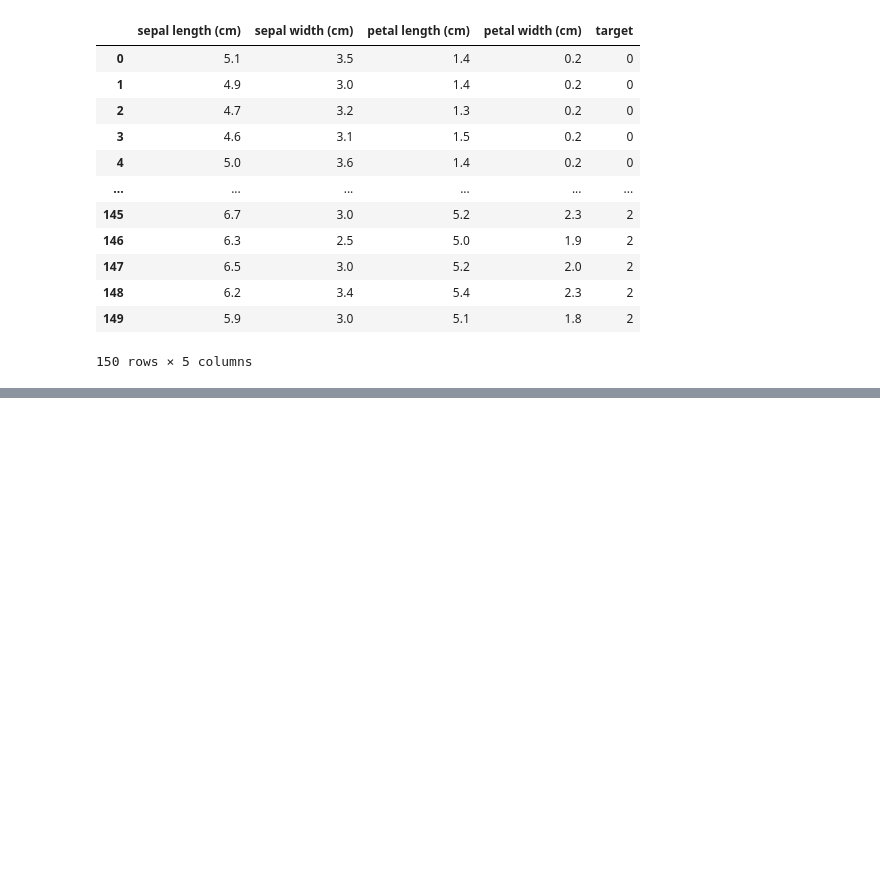
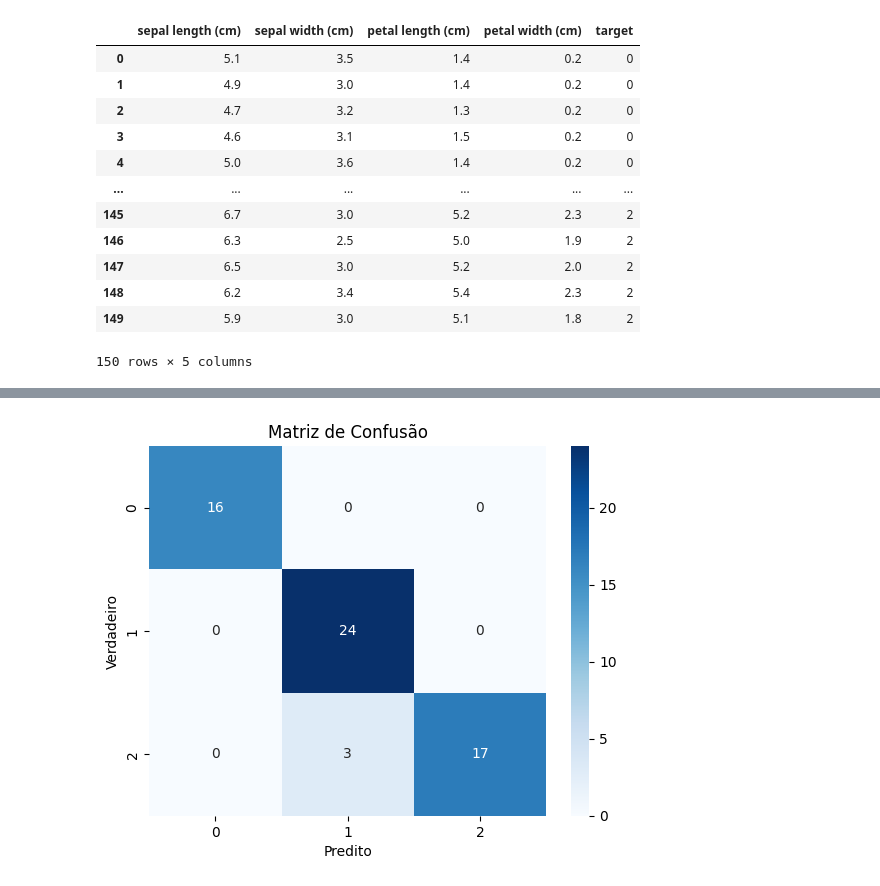
Before and after one commit to DaviCMaciel/LIT, a Jupyter notebook: LIT_KNN.ipynb, the cells around one changed output, grey strips where cells are left out. Drawn from its saved outputs; the diff is of its cells as text; code cells hidden in the pictures; blank space fills up the shorter version.

```diff
--- a/LIT_KNN.ipynb
+++ b/LIT_KNN.ipynb
@@ -77,13 +129,16 @@ x_train, x_test, y_train, y_test = train_test_split(x,y, test_size=0.4, random_s
 # %%
-# Selecione o número de vizinhos
+# Teste com apenas 2 das 4 caracteristicas das flores
 k = list(range(1,31))
 acc = []
+prec = []
 
 for i in k:
   knn = KNeighborsClassifier(n_neighbors=i)
-  knn = knn.fit(x_train, y_train)
-  y_pred = knn.predict(x_test)
-  acc.append(metrics.accuracy_score(y_test, y_pred))
-
-plt.plot(k, acc)
-plt.show()
+  acc = []
+  for j in k:
+    x2_train, x2_test, y2_train, y2_test = train_test_split(x2,y, test_size=0.4, random_state=j)
+    knn = knn.fit(x2_train, y2_train)
+    y2_pred = knn.predict(x2_test)
+    acc.append(metrics.accuracy_score(y2_test, y2_pred) * 100)
+    prec.append(metrics.precision_score(y2_test, y2_pred, average='macro') * 100)
+  acc2[i] = acc
@@ -101,17 +174,0 @@ plt.show()
-# %%
-iris0 = iris_df[:50]
-iris1 = iris_df[50:100]
-iris2 = iris_df[100:]
-
-x0 = iris0[['sepal length (cm)',	'sepal width (cm)',	'petal length (cm)',	'petal width (cm)']]
-y0 = iris0['target']
-x1 = iris1[['sepal length (cm)',	'sepal width (cm)',	'petal length (cm)',	'petal width (cm)']]
-y1 = iris1['target']
-x2 = iris2[['sepal length (cm)',	'sepal width (cm)',	'petal length (cm)',	'petal width (cm)']]
-y2 = iris2['target']
-
-x0_train, x0_test, y0_train, y0_test = train_test_split(x0,y0, test_size=0.4, random_state=32)
-
-x1_train, x1_test, y1_train, y1_test = train_test_split(x1,y1, test_size=0.4, random_state=32)
-
-x2_train, x2_test, y2_train, y2_test = train_test_split(x2,y2, test_size=0.4, random_state=32)
@@ -130,0 +175,9 @@ NameError: name 'x1_train' is not defined
+# %%
+conf_matrix = metrics.confusion_matrix(y2_test, y2_pred)
+seaborn.heatmap(conf_matrix, annot=True, fmt='d', cmap='Blues')
+plt.xlabel('Predito')
+plt.ylabel('Verdadeiro')
+plt.title('Matriz de Confusão')
+plt.show()
+# %% [output]
+[figure, added]
```
Also changed, not shown: parts of 10 cells of this notebook.
